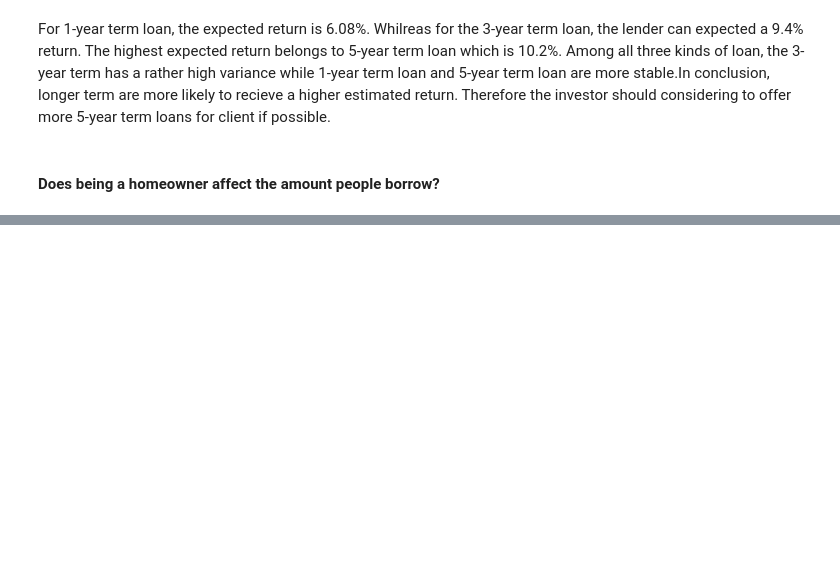
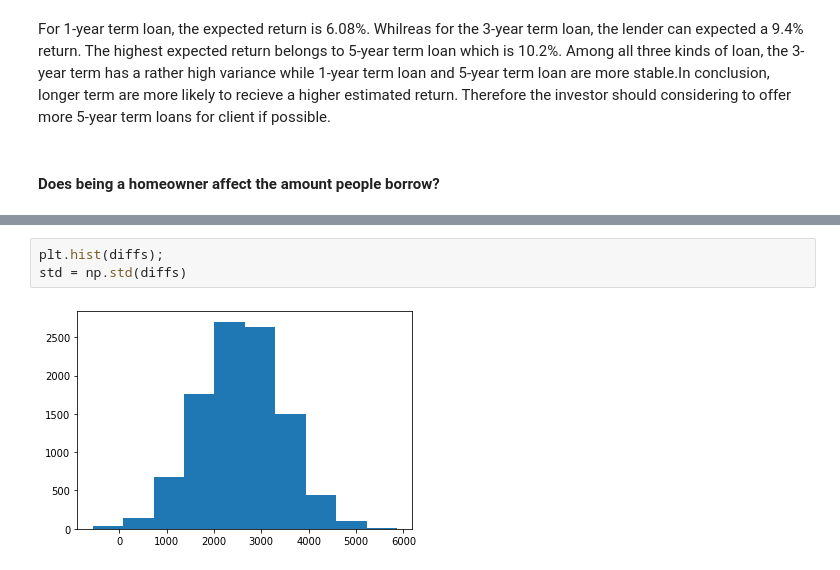
Before and after one commit to Jinning-beep/Udacity_data_analyst_projects, a Jupyter notebook: Project 5/exploratory_act.ipynb, the cells around one changed output, grey strips where cells are left out. Saved outputs shown, nothing was run; the diff lists cells and outputs as text; blank space fills up the shorter version.

```diff
--- a/Project 5/exploratory_act.ipynb
+++ b/Project 5/exploratory_act.ipynb
@@ -291,0 +327,5 @@ $\mu_0 = \mu_1$
+# %%
+plt.hist(diffs);
+std = np.std(diffs)
+# %% [output]
+[figure, added]
```
Also changed, not shown: parts of 17 cells of this notebook.
